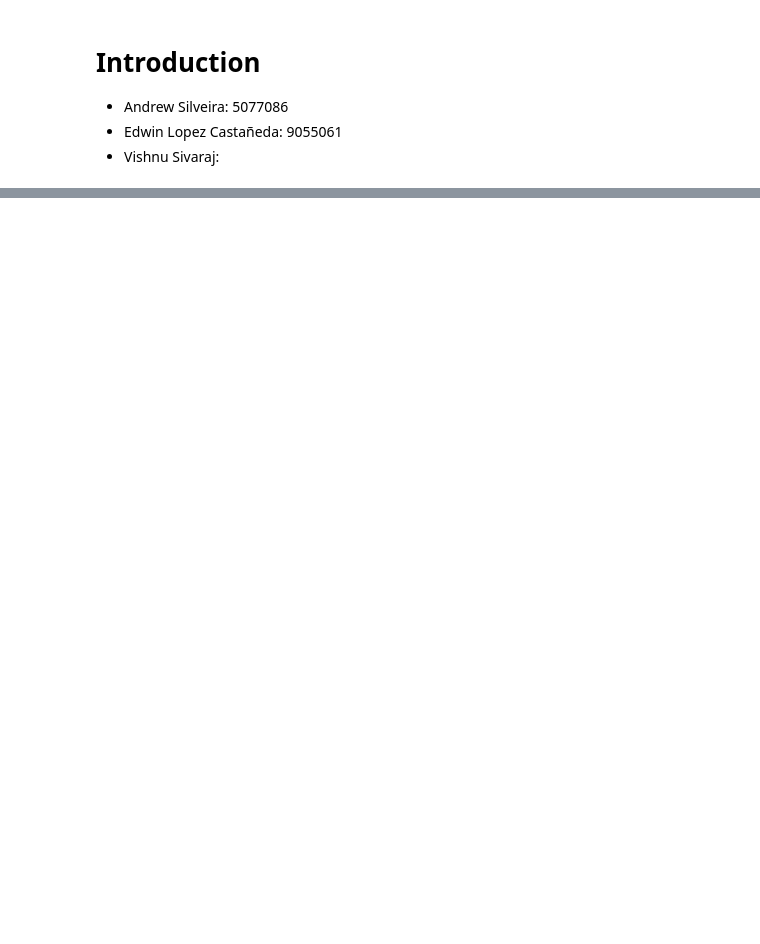
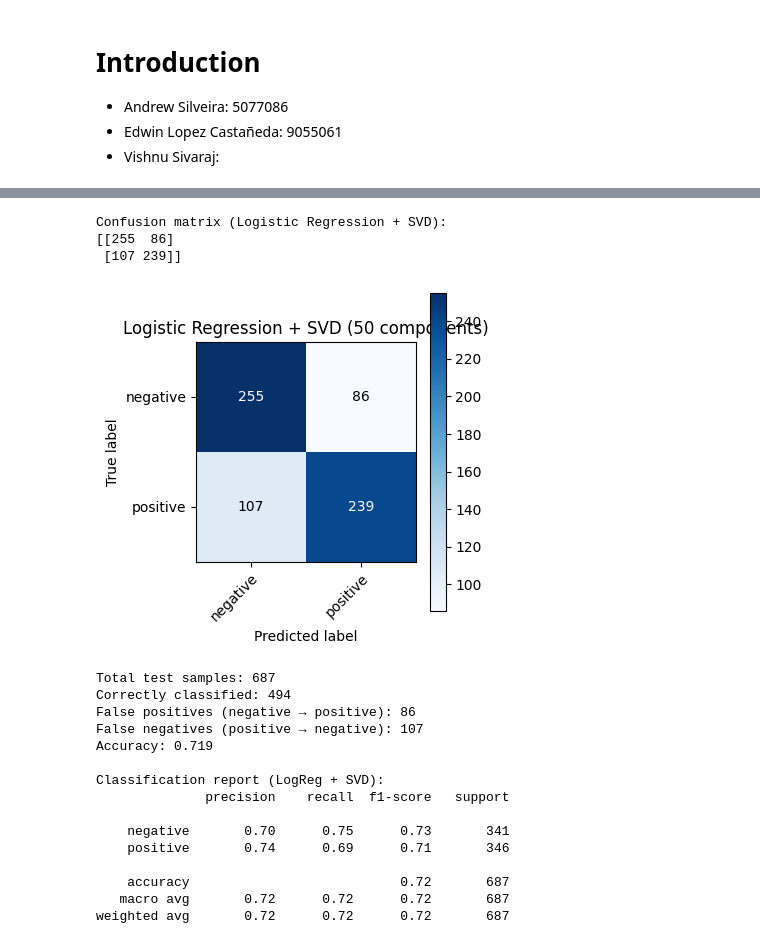
Before and after one commit to Andrew-Silveira-5077086/SentimentLabelledSentences-FinalProject, a Jupyter notebook: GroupProject-Final.ipynb, the cells around one changed output, grey strips where cells are left out. Cells and saved outputs as stored; diff of their text form; code cells hidden in the pictures; blank space fills up the shorter version.

```diff
--- a/GroupProject-Final.ipynb
+++ b/GroupProject-Final.ipynb
@@ -188,0 +283,9 @@ Tokenized:
+# %%
+n_components_svd = 50
+svd = TruncatedSVD(n_components=n_components_svd, random_state=RANDOM_STATE)
+X_train_svd = svd.fit_transform(X_train_tfidf)
+X_test_svd = svd.transform(X_test_tfidf)
+
+explained_var_svd = svd.explained_variance_ratio_.sum()
+print(f"SVD components: {n_components_svd}")
+print(f"Total explained variance (approx.): {explained_var_svd:.3f}")
@@ -188,0 +314,43 @@ Tokenized:
+# %%
+# Logistic Regression on SVD-reduced features
+lr_svd = LogisticRegression(max_iter=1000, n_jobs=-1, random_state=RANDOM_STATE)
+lr_svd.fit(X_train_svd, y_train)
+y_pred_svd = lr_svd.predict(X_test_svd)
+
+cm_svd = confusion_matrix(y_test, y_pred_svd)
+print("Confusion matrix (Logistic Regression + SVD):")
+print(cm_svd)
+
+plot_confusion_matrix(
+    cm_svd, class_names, title="Logistic Regression + SVD (50 components)"
+)
+
+total_svd, correct_svd, fp_svd, fn_svd, acc_svd = summarize_confusion_matrix(cm_svd)
+print(f"Total test samples: {total_svd}")
+print(f"Correctly classified: {correct_svd}")
+print(f"False positives (negative → positive): {fp_svd}")
+print(f"False negatives (positive → negative): {fn_svd}")
+print(f"Accuracy: {acc_svd:.3f}")
+
+print("\nClassification report (LogReg + SVD):")
+print(classification_report(y_test, y_pred_svd, target_names=class_names))
+# %% [output]
+Confusion matrix (Logistic Regression + SVD):
+[[255  86]
+ [107 239]]
+[figure, added]
+Total test samples: 687
+Correctly classified: 494
+False positives (negative → positive): 86
+False negatives (positive → negative): 107
+Accuracy: 0.719
+
+Classification report (LogReg + SVD):
+              precision    recall  f1-score   support
+
+    negative       0.70      0.75      0.73       341
+    positive       0.74      0.69      0.71       346
+
+    accuracy                           0.72       687
+   macro avg       0.72      0.72      0.72       687
+weighted avg       0.72      0.72      0.72       687
```
Also changed, not shown: parts of 36 cells of this notebook.
